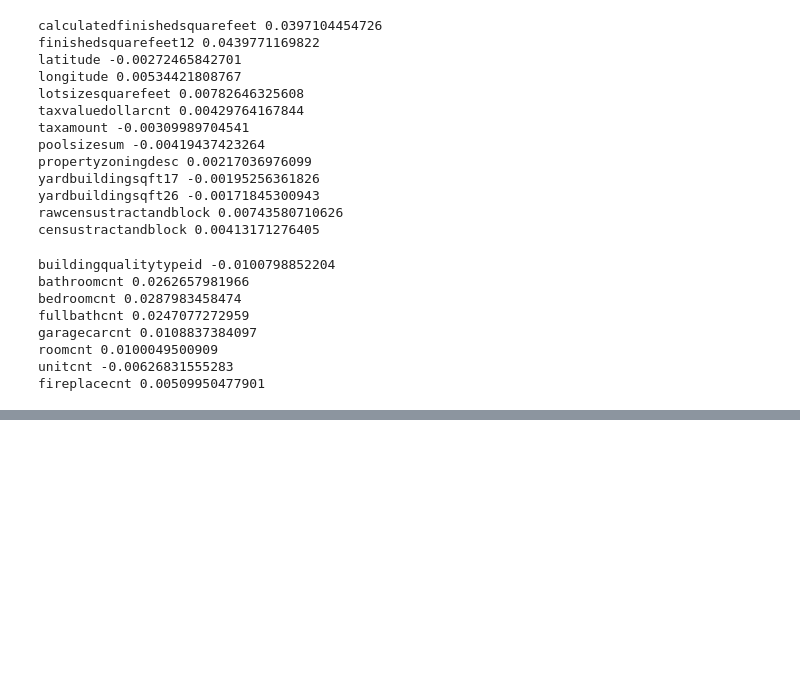
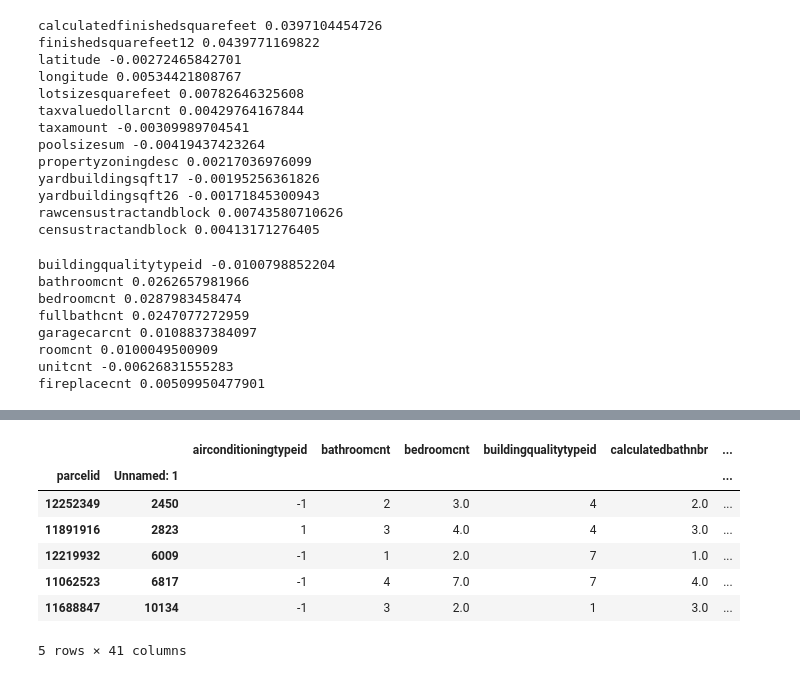
Before and after one commit to Eric-Ens/Capstone_project_1, a Jupyter notebook: Data_exploration.ipynb, the cells around one changed output, grey strips where cells are left out. Saved outputs shown, nothing was run; the diff lists cells and outputs as text; code cells hidden in the pictures; blank space fills up the shorter version.

```diff
--- a/Data_exploration.ipynb
+++ b/Data_exploration.ipynb
@@ -140,0 +237,14 @@ for col in cat_cols:
+# %%
+anamoly_df = smallhousedf[((smallhousedf['logerror'] > 2) & (smallhousedf['logerror'] < 2.5)) |
+                         ((smallhousedf['logerror'] < int(-2)) & (smallhousedf['logerror'] > int(-2.5)))]
+
+anamoly_df.head()
+# %% [output]
+|  |  | airconditioningtypeid | bathroomcnt | bedroomcnt | buildingqualitytypeid | calculatedbathnbr | ... |
+| parcelid | Unnamed: 1 |  |  |  |  |  | ... |
+| 12252349 | 2450 | -1 | 2 | 3.0 | 4 | 2.0 | ... |
+| 11891916 | 2823 | 1 | 3 | 4.0 | 4 | 3.0 | ... |
+| 12219932 | 6009 | -1 | 1 | 2.0 | 7 | 1.0 | ... |
+| 11062523 | 6817 | -1 | 4 | 7.0 | 7 | 4.0 | ... |
+| 11688847 | 10134 | -1 | 3 | 2.0 | 1 | 3.0 | ... |
+5 rows × 41 columns
```
Also changed, not shown: parts of 16 cells of this notebook.
